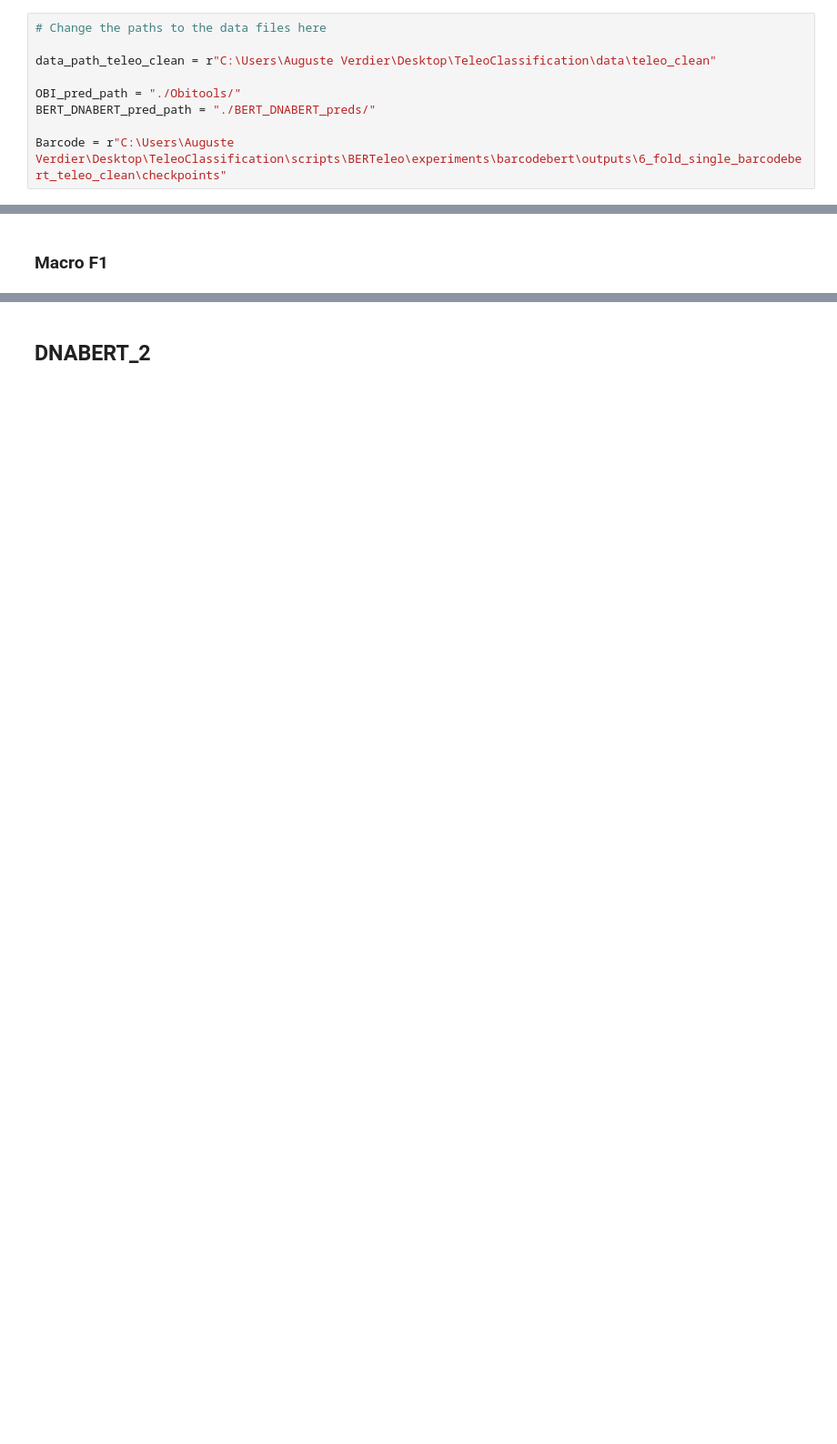
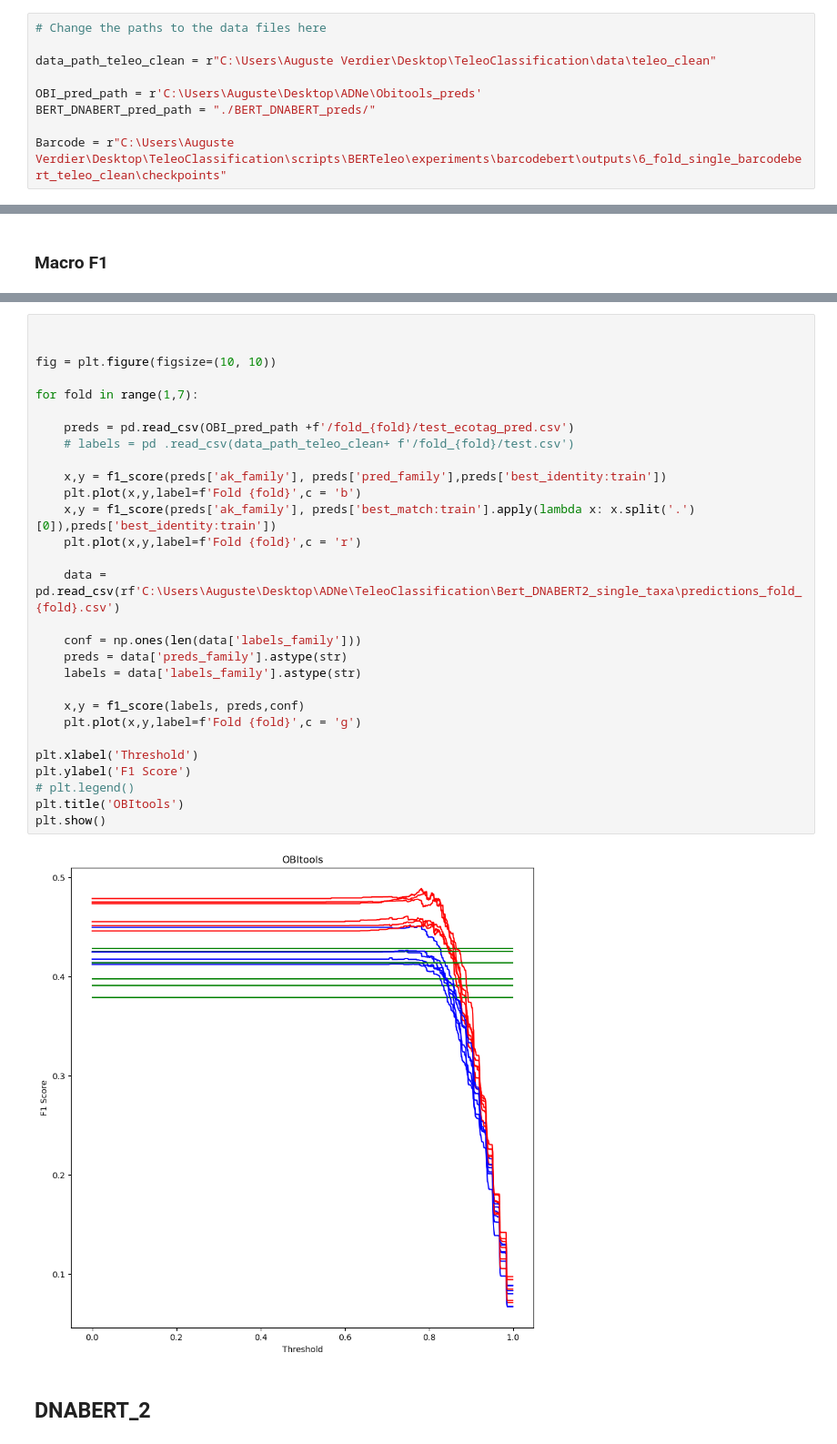
Before and after one commit to LilBabines/TeleoClassification, a Jupyter notebook: scripts/notebooks/metrics.ipynb, the cells around one changed output, grey strips where cells are left out. Shown at 91% size. Saved outputs shown, nothing was run; the diff lists cells and outputs as text; blank space fills up the shorter version.

```diff
--- a/scripts/notebooks/metrics.ipynb
+++ b/scripts/notebooks/metrics.ipynb
@@ -9,7 +13,7 @@ os.getcwd()
 
 data_path_teleo_clean = r"C:\Users\Auguste Verdier\Desktop\TeleoClassification\data\teleo_clean"
 
-OBI_pred_path = "./Obitools/"
+OBI_pred_path = r'C:\Users\Auguste\Desktop\ADNe\Obitools_preds'
 BERT_DNABERT_pred_path = "./BERT_DNABERT_preds/"
 
 Barcode = r"C:\Users\Auguste Verdier\Desktop\TeleoClassification\scripts\BERTeleo\experiments\barcodebert\outputs\6_fold_single_barcodebert_teleo_clean\checkpoints"
@@ -87,2 +102,33 @@ Fold 6 f1: 0.4235814838132358
+# %%
+
+
+fig = plt.figure(figsize=(10, 10))
+
+for fold in range(1,7):
+
+    preds = pd.read_csv(OBI_pred_path +f'/fold_{fold}/test_ecotag_pred.csv')
+    # labels = pd .read_csv(data_path_teleo_clean+ f'/fold_{fold}/test.csv')
+
+    x,y = f1_score(preds['ak_family'], preds['pred_family'],preds['best_identity:train'])
+    plt.plot(x,y,label=f'Fold {fold}',c = 'b')
+    x,y = f1_score(preds['ak_family'], preds['best_match:train'].apply(lambda x: x.split('.')[0]),preds['best_identity:train'])
+    plt.plot(x,y,label=f'Fold {fold}',c = 'r')
+
+    data = pd.read_csv(rf'C:\Users\Auguste\Desktop\ADNe\TeleoClassification\Bert_DNABERT2_single_taxa\predictions_fold_{fold}.csv')
+
+    conf = np.ones(len(data['labels_family']))
+    preds = data['preds_family'].astype(str)
+    labels = data['labels_family'].astype(str)
+
+    x,y = f1_score(labels, preds,conf)
+    plt.plot(x,y,label=f'Fold {fold}',c = 'g')
+
+plt.xlabel('Threshold')
+plt.ylabel('F1 Score')
+# plt.legend()
+plt.title('OBItools')
+plt.show()
+# %% [output]
+[figure, added]
 # %% [markdown]
 ## DNABERT_2
```
Also changed, not shown: parts of 7 cells of this notebook.
